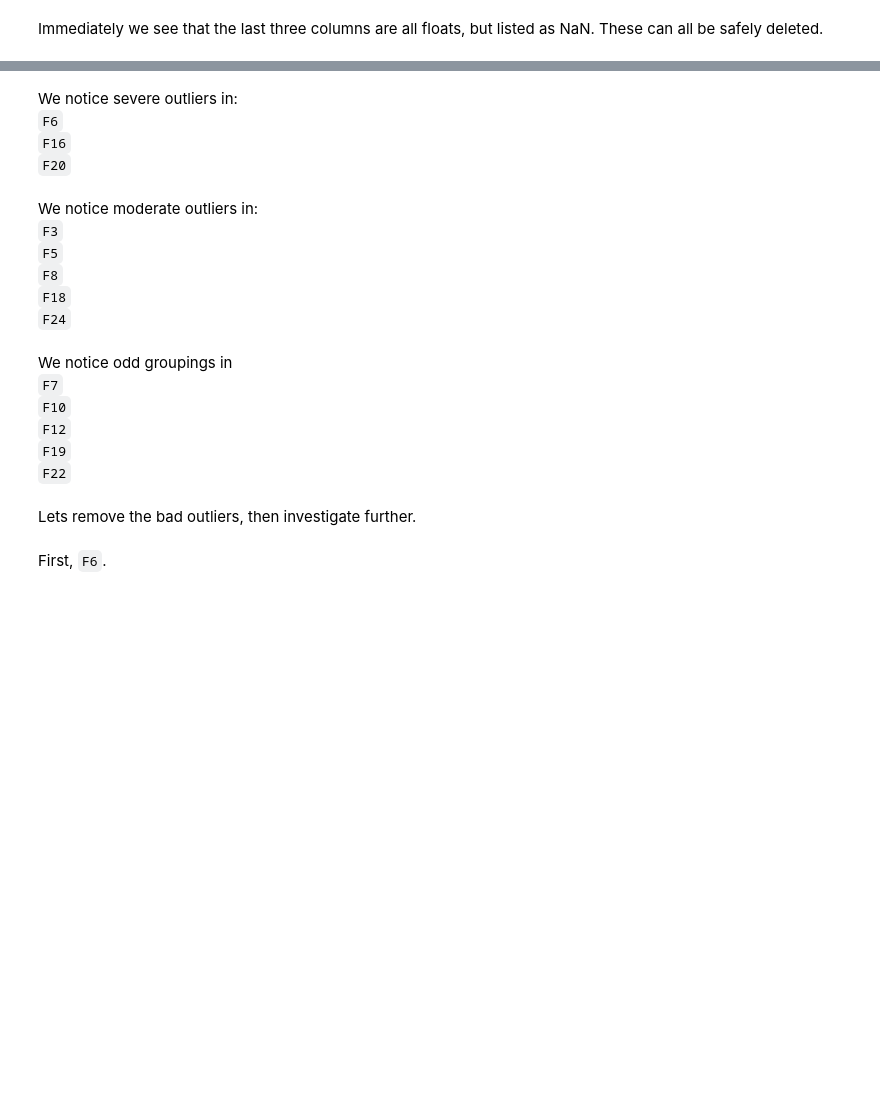
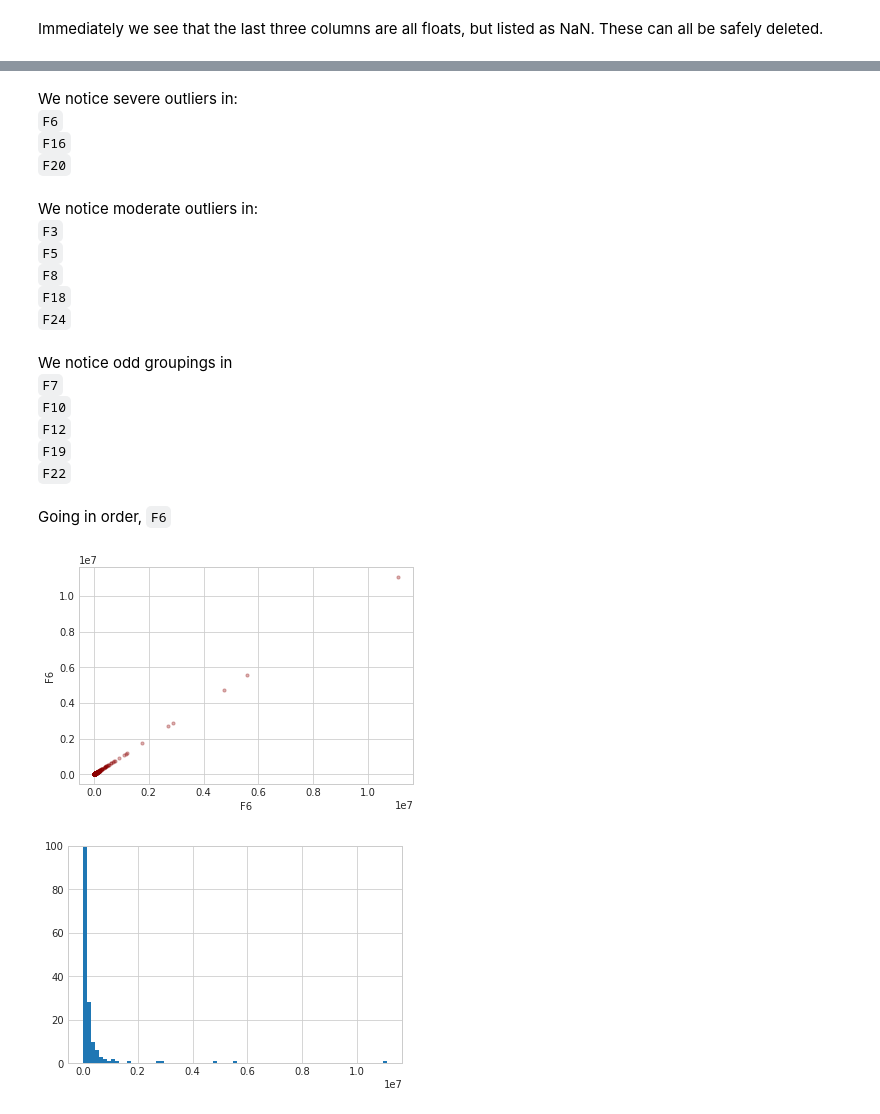
Before and after one commit to jsigee87/Kaggle-Midterm, a Jupyter notebook: src/prelim.ipynb, the cells around one changed output, grey strips where cells are left out. Cells and saved outputs as stored; diff of their text form; code cells hidden in the pictures; blank space fills up the shorter version.

```diff
--- a/src/prelim.ipynb
+++ b/src/prelim.ipynb
@@ -67,7 +86,7 @@ features.head()
 Immediately we see that the last three columns are all floats, but listed as NaN. These can all be safely deleted.
 # %%
 garbage = ['F25', 'F26', 'F27']
-features.drop(garbage, axis=1, inplace=True)
+data.drop(garbage, axis=1, inplace=True)
 # %% [markdown]
 ### Look for Outliers
 
@@ -75,6 +94,5 @@ Lets make a quick scatter plot of each feature column
 # %%
-
-sb.set_style("whitegrid")
-for column in features.columns:
-    _ = sb.regplot(features[column], features[column], scatter_kws={"color":"darkred","alpha":0.3,"s":10}, fit_reg=False)
-    plt.show()
+sns.set_style("whitegrid")
+#for column in features.columns:
+#    _ = sns.regplot(features[column], features[column], scatter_kws={"color":"darkred","alpha":0.3,"s":10}, fit_reg=False)
+#    plt.show()
@@ -96,5 +100,13 @@ for column in features.columns:
 We notice severe outliers in:<br>`F6`<br>`F16`<br>`F20`<br><br>
 We notice moderate outliers in:<br>`F3`<br>`F5`<br>`F8`<br>`F18`<br>`F24`<br><br>
 We notice odd groupings in <br>`F7`<br>`F10`<br>`F12`<br>`F19`<br>`F22`<br><br>
-Lets remove the bad outliers, then investigate further.<br><br>
-First, `F6`.
+Going in order, `F6`
+# %%
+_ = sns.regplot(data.F6, data.F6, scatter_kws={"color":"darkred","alpha":0.3,"s":10}, fit_reg=False)
+plt.show()
+_ = plt.hist(data['F6'], bins=75)
+_ = plt.ylim([0, 100])
+plt.show()
+# %% [output]
+[figure, added]
+[figure, added]
```
Also changed, not shown: parts of 51 cells of this notebook, 6 other files.
